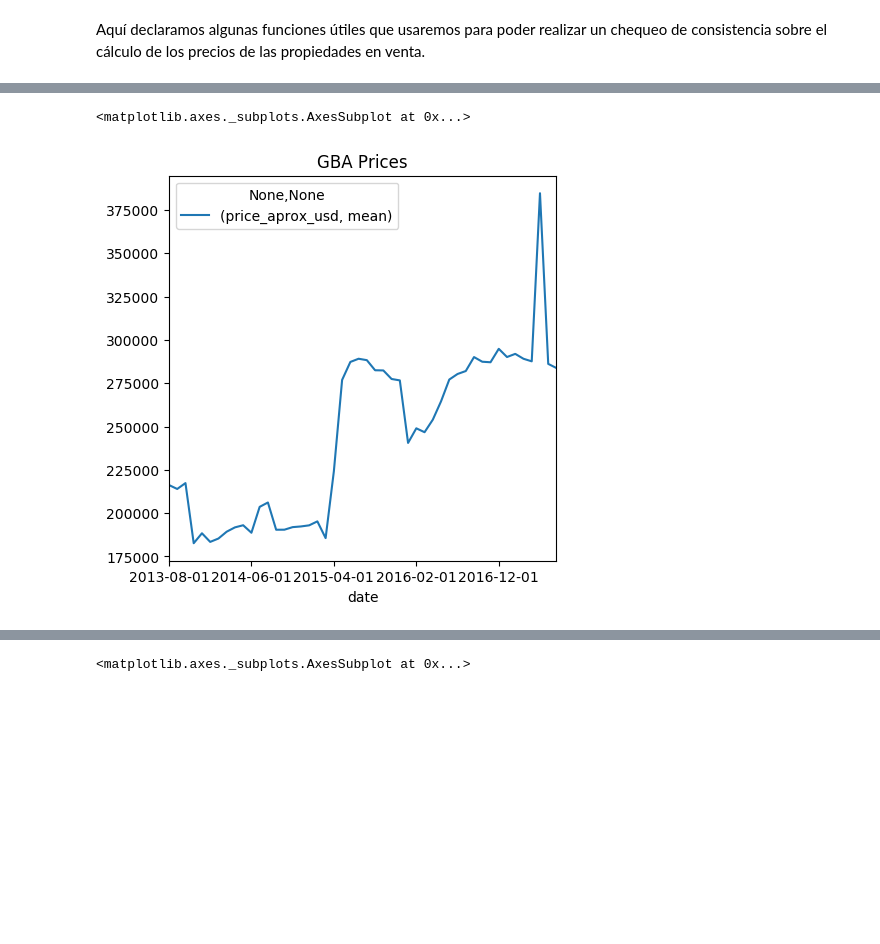
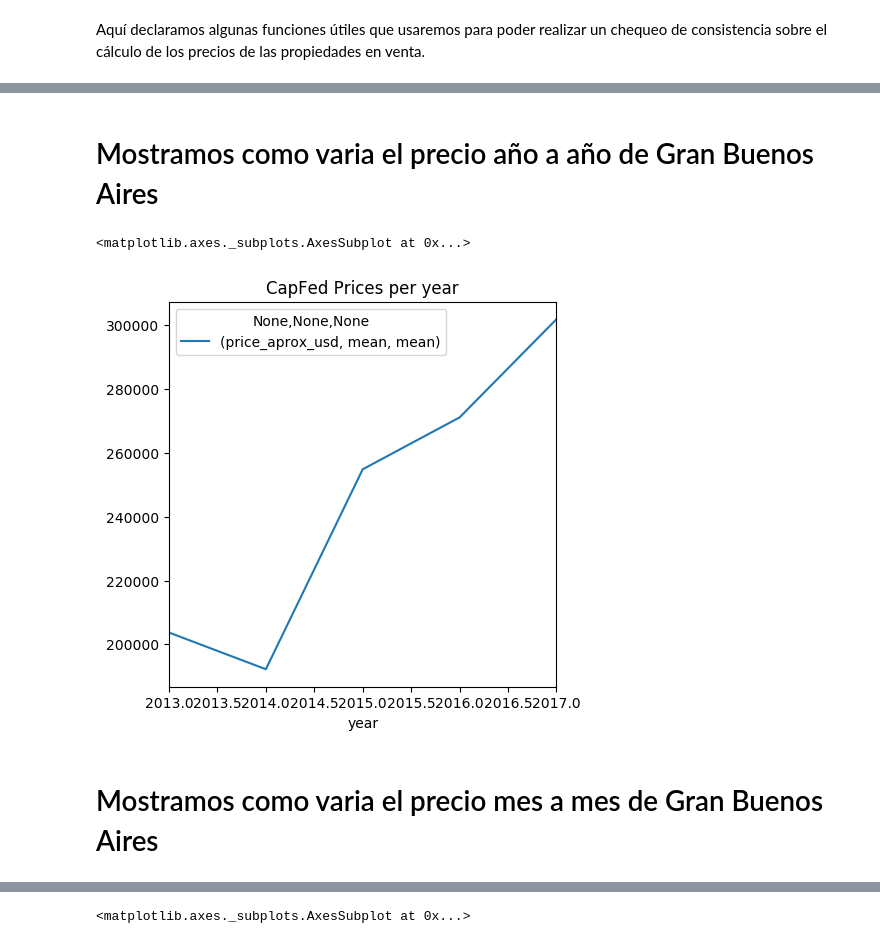
Before and after one commit to Monty1991/TPDATOS_7506_2017_2_ARGERICH, a Jupyter notebook: TP.ipynb, the cells around one changed output, grey strips where cells are left out. Saved outputs shown, nothing was run; the diff lists cells and outputs as text; code cells hidden in the pictures; blank space fills up the shorter version.

```diff
--- a/TP.ipynb
+++ b/TP.ipynb
@@ -176,8 +186,14 @@ CF.plot(x='date', y=('price_aprox_usd', 'mean') , kind='line', title="CapFed Pri
+# %% [markdown]
+# Mostramos como varia el precio año a año de Gran Buenos Aires
 # %%
 GBA = df.loc[df.place_with_parent_names.str.contains('Bs.As. G.B.A.'), :]
 GBA = GBA.loc[:, ['price_aprox_usd', 'date']].groupby('date').agg([np.mean, np.size]).reset_index()
-#date  = calendar.month_name[df['date'].dt.month.tolist()[0]] + '-' + str(df['date'].dt.year.tolist()[0])
-GBA.plot(x='date', y=('price_aprox_usd', 'mean') , kind='line', title="GBA Prices")
+GBA.loc[:, ['date']] = pd.to_datetime(GBA['date'], errors = 'coerce')
+GBA['year'] = GBA['date'].dt.year
+GBAYear = GBA.loc[:, [('year', ''), ('price_aprox_usd', 'mean')]].groupby('year').agg([np.mean, np.size]).reset_index()
+GBAYear.plot(x='year', y=('price_aprox_usd', 'mean', 'mean') , kind='line', title="CapFed Prices per year")
 # %% [output]
 <matplotlib.axes._subplots.AxesSubplot at 0x...>
-[figure, old version]
+[figure, new version]
+# %% [markdown]
+# Mostramos como varia el precio mes a mes de Gran Buenos Aires
```
Also changed, not shown: parts of 10 cells of this notebook.
